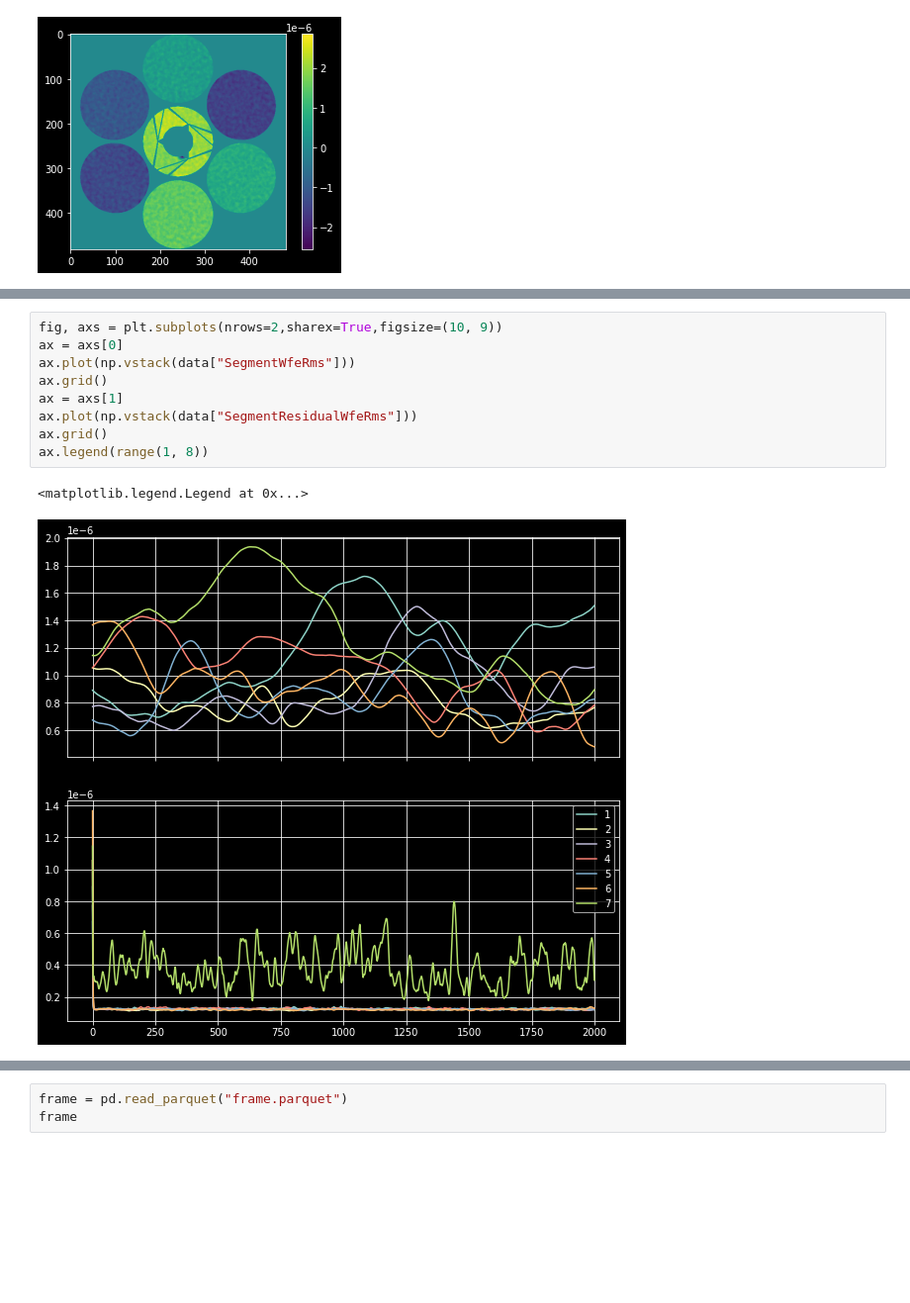
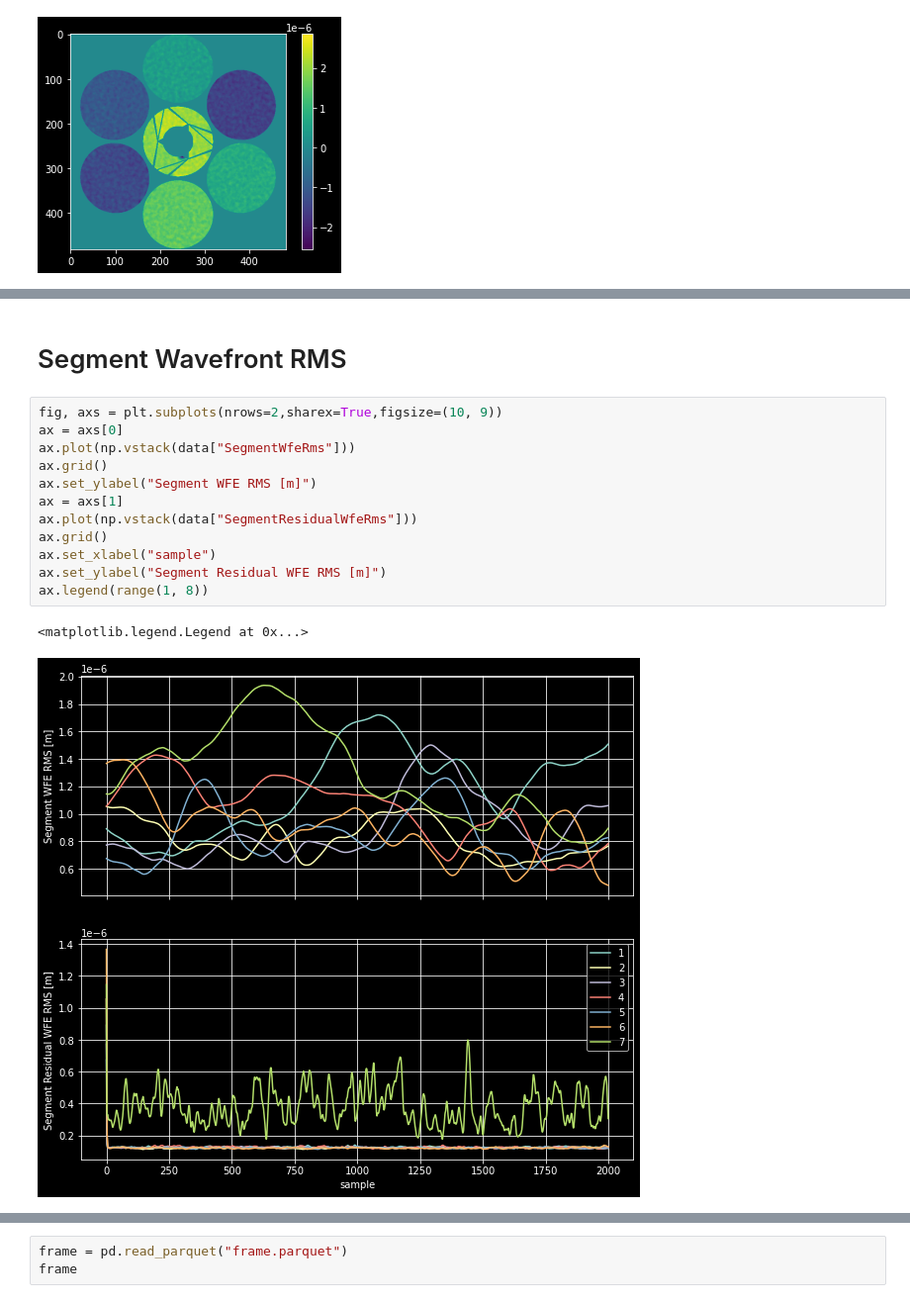
Before and after one commit to rconan/dos101, a Jupyter notebook: data.ipynb, the cells around one changed output, grey strips where cells are left out. Shown at 99% size. Cells and saved outputs as stored; diff of their text form; blank space fills up the shorter version.

```diff
--- a/data.ipynb
+++ b/data.ipynb
@@ -44,12 +56,17 @@ ax.grid()
+# %% [markdown]
+# Segment Wavefront RMS
 # %%
 fig, axs = plt.subplots(nrows=2,sharex=True,figsize=(10, 9))
 ax = axs[0]
 ax.plot(np.vstack(data["SegmentWfeRms"]))
 ax.grid()
+ax.set_ylabel("Segment WFE RMS [m]")
 ax = axs[1]
 ax.plot(np.vstack(data["SegmentResidualWfeRms"]))
 ax.grid()
+ax.set_xlabel("sample")
+ax.set_ylabel("Segment Residual WFE RMS [m]")
 ax.legend(range(1, 8))
 # %% [output]
 <matplotlib.legend.Legend at 0x...>
-[figure, old version]
+[figure, new version]
```
Also changed, not shown: parts of 10 cells of this notebook.
